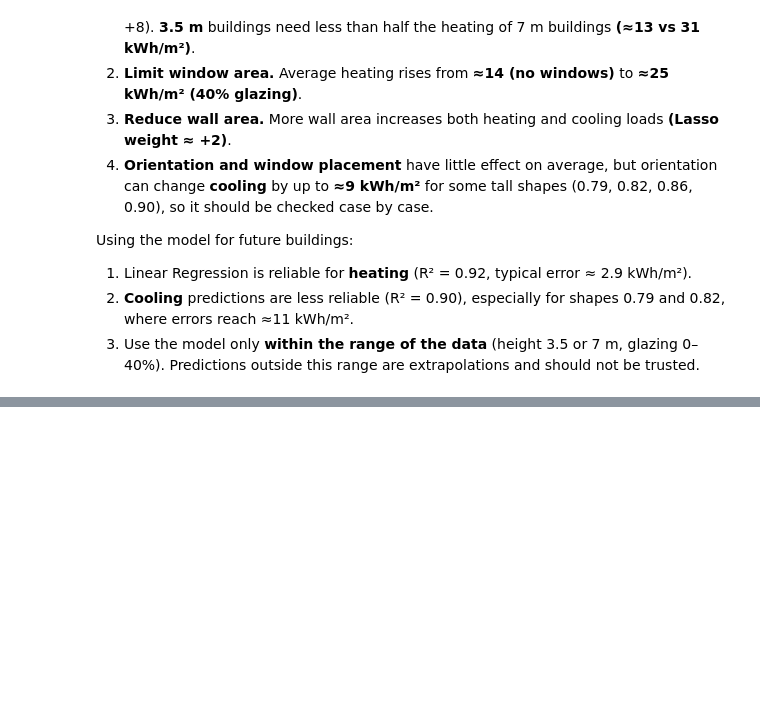
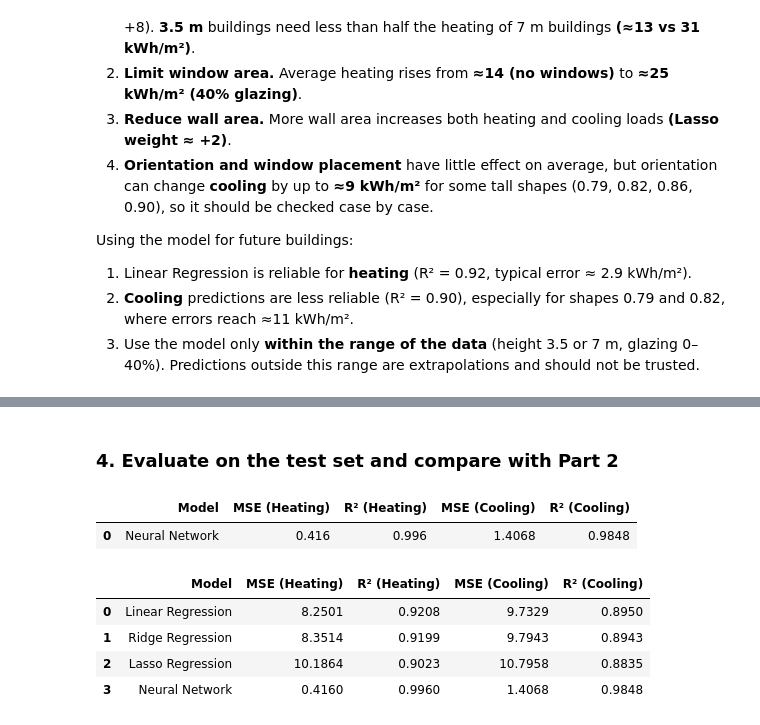
Before and after one commit to iemkhizer/energy-efficiency-regression, a Jupyter notebook: DS25-AS2-ID.ipynb, the cells around one changed output, grey strips where cells are left out. Cells and saved outputs as stored; diff of their text form; code cells hidden in the pictures; blank space fills up the shorter version.

```diff
--- a/DS25-AS2-ID.ipynb
+++ b/DS25-AS2-ID.ipynb
@@ -856,0 +997,27 @@ Using the model for future buildings:
+# %% [markdown]
+### 4. Evaluate on the test set and compare with Part 2
+# %%
+nn_predict = model.predict(X_test_scaled, verbose=0)
+
+nn_row = {
+    "Model": "Neural Network",
+    "MSE (Heating)": mean_squared_error(y_test["Heating_Load"], nn_predict[:, 0]),
+    "R² (Heating)": r2_score(y_test["Heating_Load"], nn_predict[:, 0]),
+    "MSE (Cooling)": mean_squared_error(y_test["Cooling_Load"], nn_predict[:, 1]),
+    "R² (Cooling)": r2_score(y_test["Cooling_Load"], nn_predict[:, 1])
+}
+
+nn_predict_table = pd.DataFrame([nn_row])
+
+display(nn_predict_table.round(4))
+
+comparison = pd.concat([results_df, nn_predict_table], ignore_index=True).round(4)
+display(comparison)
+# %% [output]
+|  | Model | MSE (Heating) | R² (Heating) | MSE (Cooling) | R² (Cooling) |
+| 0 | Neural Network | 0.416 | 0.996 | 1.4068 | 0.9848 |
+|  | Model | MSE (Heating) | R² (Heating) | MSE (Cooling) | R² (Cooling) |
+| 0 | Linear Regression | 8.2501 | 0.9208 | 9.7329 | 0.8950 |
+| 1 | Ridge Regression | 8.3514 | 0.9199 | 9.7943 | 0.8943 |
+| 2 | Lasso Regression | 10.1864 | 0.9023 | 10.7958 | 0.8835 |
+| 3 | Neural Network | 0.4160 | 0.9960 | 1.4068 | 0.9848 |
```
Also changed, not shown: parts of 30 cells of this notebook, 2 other files.
